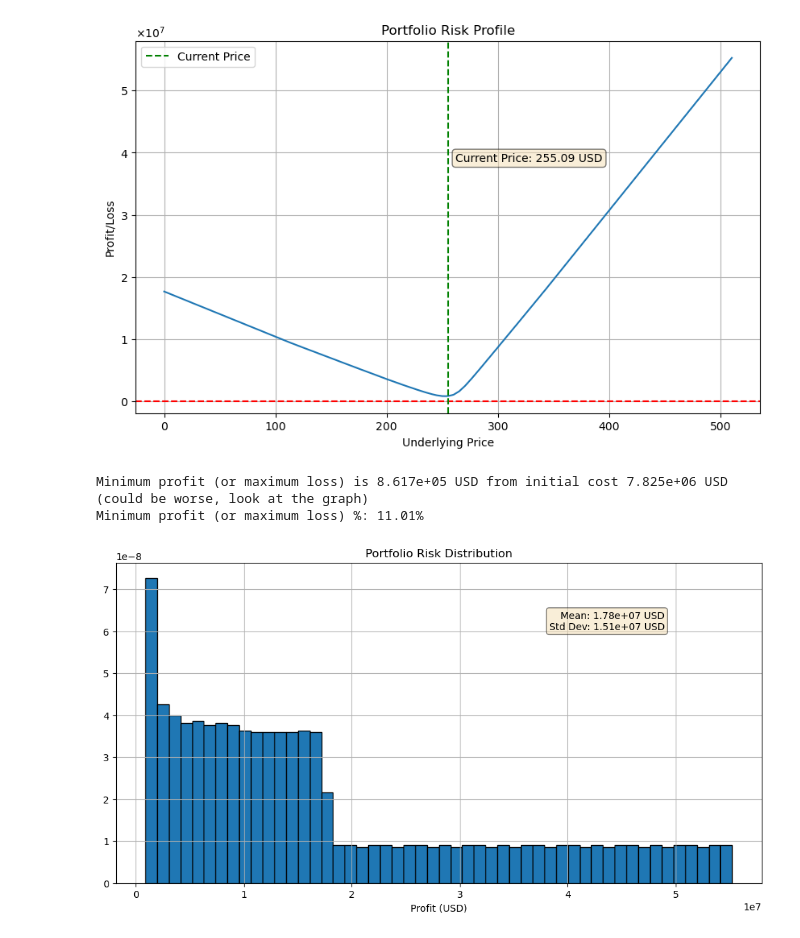
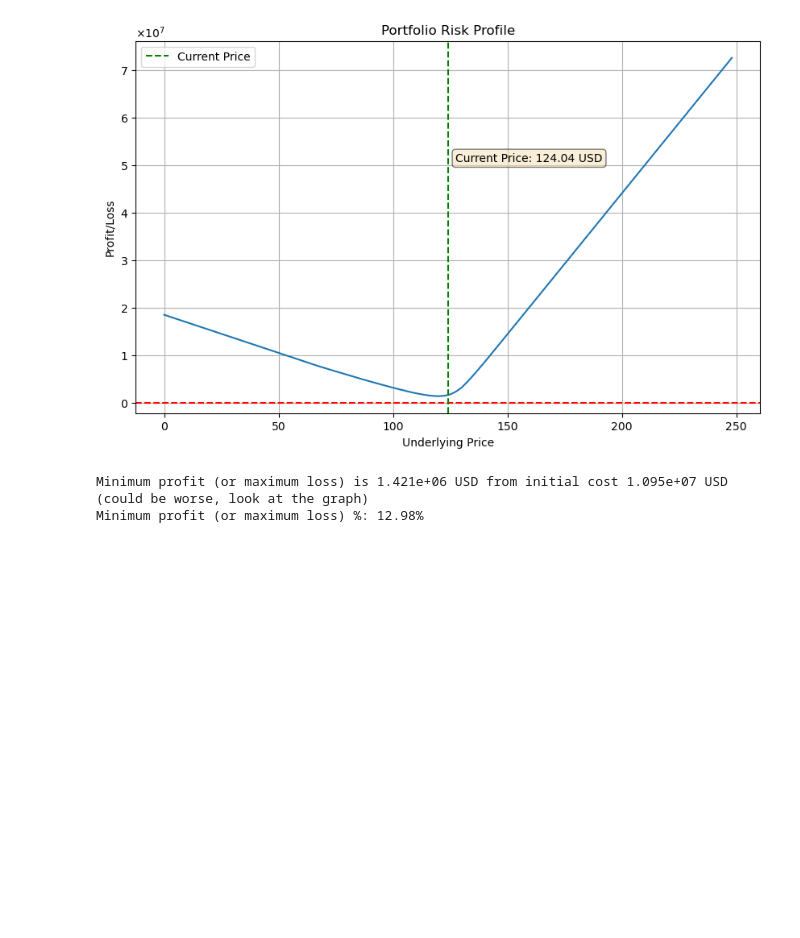
Before and after one commit to SzeLok0305/Finance_study, a Jupyter notebook: Options/Option_Theoretical_Arbitrage.ipynb, the cells around one changed output. Drawn from its saved outputs; the diff is of its cells as text; code cells hidden in the pictures; blank space fills up the shorter version.

```diff
--- a/Options/Option_Theoretical_Arbitrage.ipynb
+++ b/Options/Option_Theoretical_Arbitrage.ipynb
@@ -36,7 +36,7 @@ def Get_rfr():
 # %%
 def find_arbitrage(ticker_symbol):
     ticker = yf.Ticker(ticker_symbol)
-    expiration = ticker.options[0]  # Get the closest option chain
+    expiration = ticker.options[1]  # Get the closest option chain
     option_chain = ticker.option_chain(expiration)
     calls = option_chain.calls
     #calls = calls[calls.openInterest >= 50]
@@ -48,13 +48,14 @@ def find_arbitrage(ticker_symbol):
 
     current_price = ticker.info['currentPrice']
     calls['CurrentPrice'] = current_price
+    dividends = ticker.dividends.iloc[-1] if not ticker.dividends.empty else 0
 
     risk_free_rate = Get_rfr()
     for df in [calls, puts]:
         df['TheoreticalPrice'],df['delta'],df['gamma'],df['theta'],df['vega'] = np.where(
             (df['openInterest'] > 50),
             Black_Scholes_price(current_price, df['strike'], (pd.Timestamp(expiration) - pd.Timestamp.now()).days / 365,
-                                        risk_free_rate, df['impliedVolatility'], df['contractType'].iloc[0]),
+                                        risk_free_rate, dividends, df['impliedVolatility'], df['contractType'].iloc[0]),
             np.nan
         )
     '''
@@ -91,7 +92,7 @@ def find_arbitrage(ticker_symbol):
 
     return significant_calls, significant_puts
 # %%
-Stock = "TSLA"
+Stock = "NVDA"
 significant_calls, significant_puts = find_arbitrage(Stock)
 all_options = pd.concat([significant_calls,significant_puts])
 
@@ -130,14 +131,14 @@ Top 5 Call Arbitrage Opportunities:
 def Create_Delta_hedging(options):
     if options.empty:
         print("No arbitrage found")
-        return None
+        return pd.DataFrame()
 
     portfolio = options.copy()
 
     portfolio['share volume'] = portfolio['delta'] * portfolio['volume']
-    portfolio['share volume'] = portfolio['share volume'].where(portfolio['share volume'] >= 1, 0)
+    portfolio['share volume'] = portfolio['share volume'].where(portfolio['share volume'] >= 1, 0) # please at least buy one share thx
 
-    portfolio['stock worth'] = portfolio['share volume'] * portfolio['CurrentPrice']
+    portfolio['stock invested'] = portfolio['share volume'] * portfolio['CurrentPrice']
 
     portfolio['cash flow'] = portfolio['sign'] * portfolio['lastPrice'] * portfolio['volume']
 
@@ -157,71 +158,61 @@ Cash flow to required cash ratio: 7.247%
 # %%
 def Portfolio_risk(portfolio):
+    if portfolio.empty:
+        print("No arbitrage, no profit, not risk")
+        return pd.DataFrame()
     base_price = portfolio["CurrentPrice"].iloc[0]
     grid_size = 2**11
     possible_prices = np.linspace(0, base_price*2, grid_size)
     Profits = np.zeros(len(possible_prices))
 
-    initial_cost = portfolio['stock worth'].sum()
+    initial_stock_invested = portfolio['stock invested'].sum()
 
     for i, price in enumerate(possible_prices):
-        # Calculate profit for calls
+
         call_profit = portfolio[portfolio['contractType'] == 'call']['volume'] * \
                       np.maximum(price - portfolio[portfolio['contractType'] == 'call']['strike'], 0)
 
-        # Calculate profit for puts
         put_profit = portfolio[portfolio['contractType'] == 'put']['volume'] * \
                      np.maximum(portfolio[portfolio['contractType'] == 'put']['strike'] - price, 0)
 
-        # Sum up all profits
-        Profits[i] = (call_profit.sum() + put_profit.sum() +
-                      portfolio['cash flow'].sum() +
-                      price * portfolio['share volume'].sum() - initial_cost)
+        Profits[i] = (call_profit.sum() + put_profit.sum() + #Profit from options
+                      portfolio['cash flow'].sum() + #Profit from option arbitrage (Could be negative if we spend a lot in buying options)
+                      price * portfolio['share volume'].sum() - #Stock worth
+                      initial_stock_invested) # intial stock invested
 
 
 #--------------------------------------------------------------------------------------------------------------------------------------
 
-    props = dict(boxstyle='round', facecolor='wheat', alpha=0.5)
 
     plt.figure(figsize=(10, 6))
     plt.plot(possible_prices, Profits)
     plt.title('Portfolio Risk Profile')
     plt.xlabel('Underlying Price')
     plt.ylabel('Profit/Loss')
     plt.axhline(y=0, color='r', linestyle='--')
     plt.axvline(x=base_price, color='g', linestyle='--', label='Current Price')
+    props = dict(boxstyle='round', facecolor='wheat', alpha=0.5)
     plt.text(0.63, 0.7, f'Current Price: {base_price:.2f} USD', transform=plt.gca().transAxes, verticalalignment='top', horizontalalignment='center', bbox=props)
     plt.legend()
     plt.grid(True)
     ax = plt.gca()
     ax.yaxis.set_major_formatter(ScalarFormatter(useMathText=True))
     ax.ticklabel_format(style='sci', axis='y', scilimits=(0,0))
     plt.show()
 
-    print(f'Minimum profit (or maximum loss) is {min(Profits):.3e} USD from initial cost {initial_cost:.3e} USD (could be worse, look at the graph)')
-    if initial_cost > 0:
-        min_profit_percentage = min(Profits) / initial_cost * 100
+    print(f'Minimum profit (or maximum loss) is {min(Profits):.3e} USD from initial cost {initial_stock_invested:.3e} USD (could be worse, look at the graph)')
+    if initial_stock_invested > 0:
+        min_profit_percentage = min(Profits) / initial_stock_invested * 100
         print(f'Minimum profit (or maximum loss) %: {min_profit_percentage:.2f}%')
-    elif initial_cost < 0:
-        max_profit_percentage = min(Profits) / abs(initial_cost) * 100
+    elif initial_stock_invested < 0:
+        max_profit_percentage = min(Profits) / abs(initial_stock_invested) * 100
         print(f'Maximum profit %: {max_profit_percentage:.2f}%')
     else:
         print('Initial cost is zero. Cannot calculate percentage profit/loss.')
 #--------------------------------------------------------------------------------------------------------------------------------------
-    mean_profit = np.mean(Profits)
-    std_profit = np.std(Profits)
 
-    plt.figure(figsize=(12, 6))
-    plt.hist(Profits, bins=50, edgecolor='black',density=True)
-    plt.title('Portfolio Risk Distribution')
-    plt.xlabel('Profit (USD)')
-
-    text_str = f'Mean: {mean_profit:.2e} USD\nStd Dev: {std_profit:.2e} USD'
-    plt.text(0.85, 0.85, text_str, transform=plt.gca().transAxes, verticalalignment='top', horizontalalignment='right', bbox=props)
-    plt.grid(True)
-    plt.show()
 Portfolio_risk(Pi)
 # %% [output]
-[figure, old version]
+[figure, new version]
-Minimum profit (or maximum loss) is 8.617e+05 USD from initial cost 7.825e+06 USD (could be worse, look at the graph)
-Minimum profit (or maximum loss) %: 11.01%
+Minimum profit (or maximum loss) is 1.421e+06 USD from initial cost 1.095e+07 USD (could be worse, look at the graph)
+Minimum profit (or maximum loss) %: 12.98%
-[figure, removed]
```
Also changed, not shown: parts of 3 cells of this notebook.
